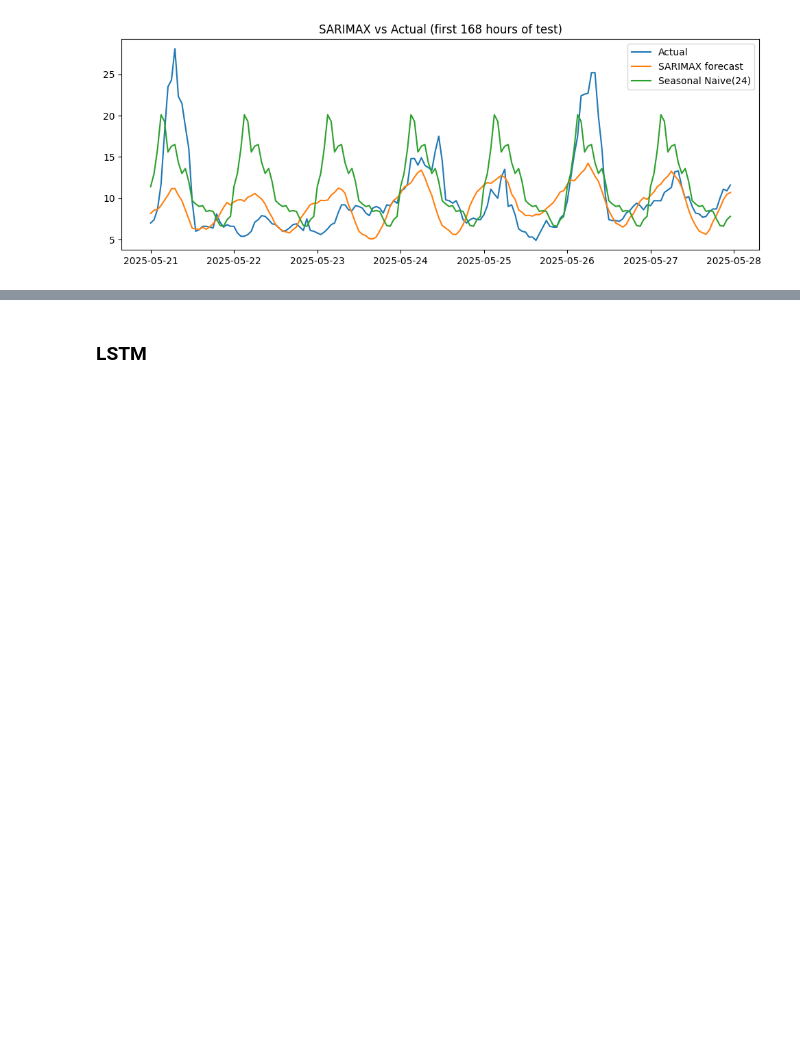
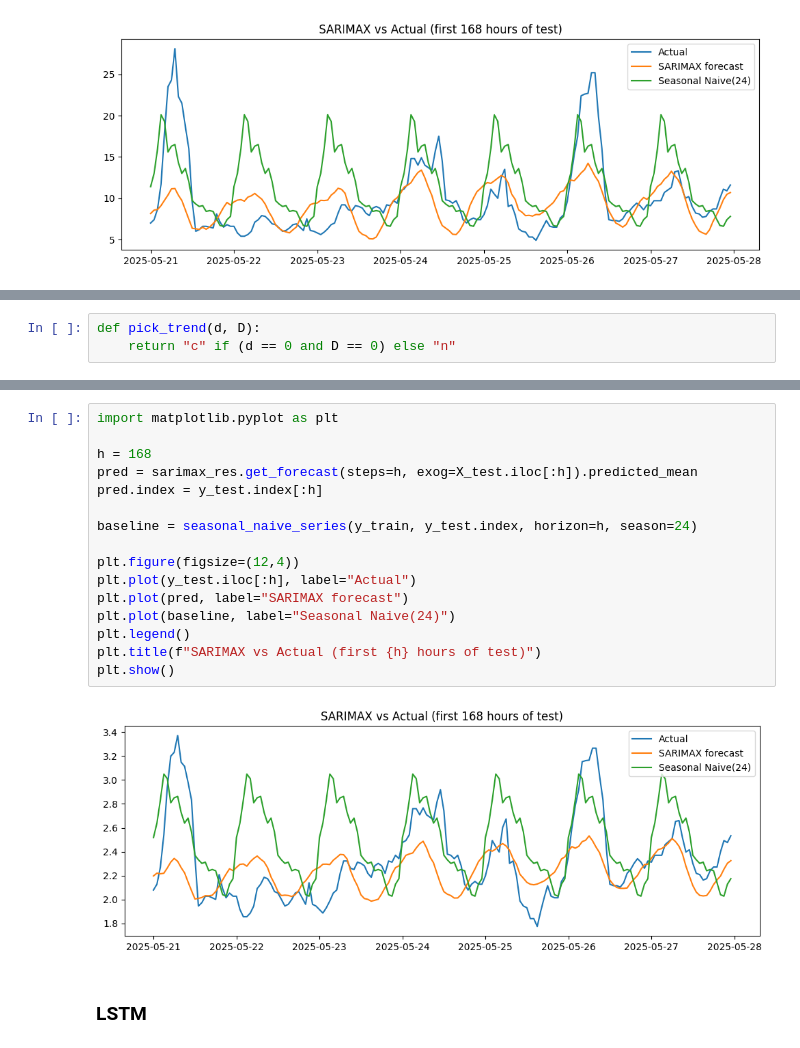
Before and after one commit to GBrochado/TSF---Weather-and-Air-quality-Forecasting, a Jupyter notebook: project2_enhanced.ipynb, the cells around one changed output, grey strips where cells are left out. Drawn from its saved outputs; the diff is of its cells as text; blank space fills up the shorter version.

```diff
--- a/project2_enhanced.ipynb
+++ b/project2_enhanced.ipynb
@@ -1386,0 +1467,3 @@ plt.show()
+# %%
+def pick_trend(d, D):
+    return "c" if (d == 0 and D == 0) else "n"
@@ -1387,3 +1958,21 @@ plt.show()
+# %%
+import matplotlib.pyplot as plt
+
+h = 168
+pred = sarimax_res.get_forecast(steps=h, exog=X_test.iloc[:h]).predicted_mean
+pred.index = y_test.index[:h]
+
+baseline = seasonal_naive_series(y_train, y_test.index, horizon=h, season=24)
+
+plt.figure(figsize=(12,4))
+plt.plot(y_test.iloc[:h], label="Actual")
+plt.plot(pred, label="SARIMAX forecast")
+plt.plot(baseline, label="Seasonal Naive(24)")
+plt.legend()
+plt.title(f"SARIMAX vs Actual (first {h} hours of test)")
+plt.show()
+# %% [output]
+[figure, added]
 # %% [markdown]
 ### LSTM
 # %%
```
Also changed, not shown: parts of 20 cells of this notebook.
